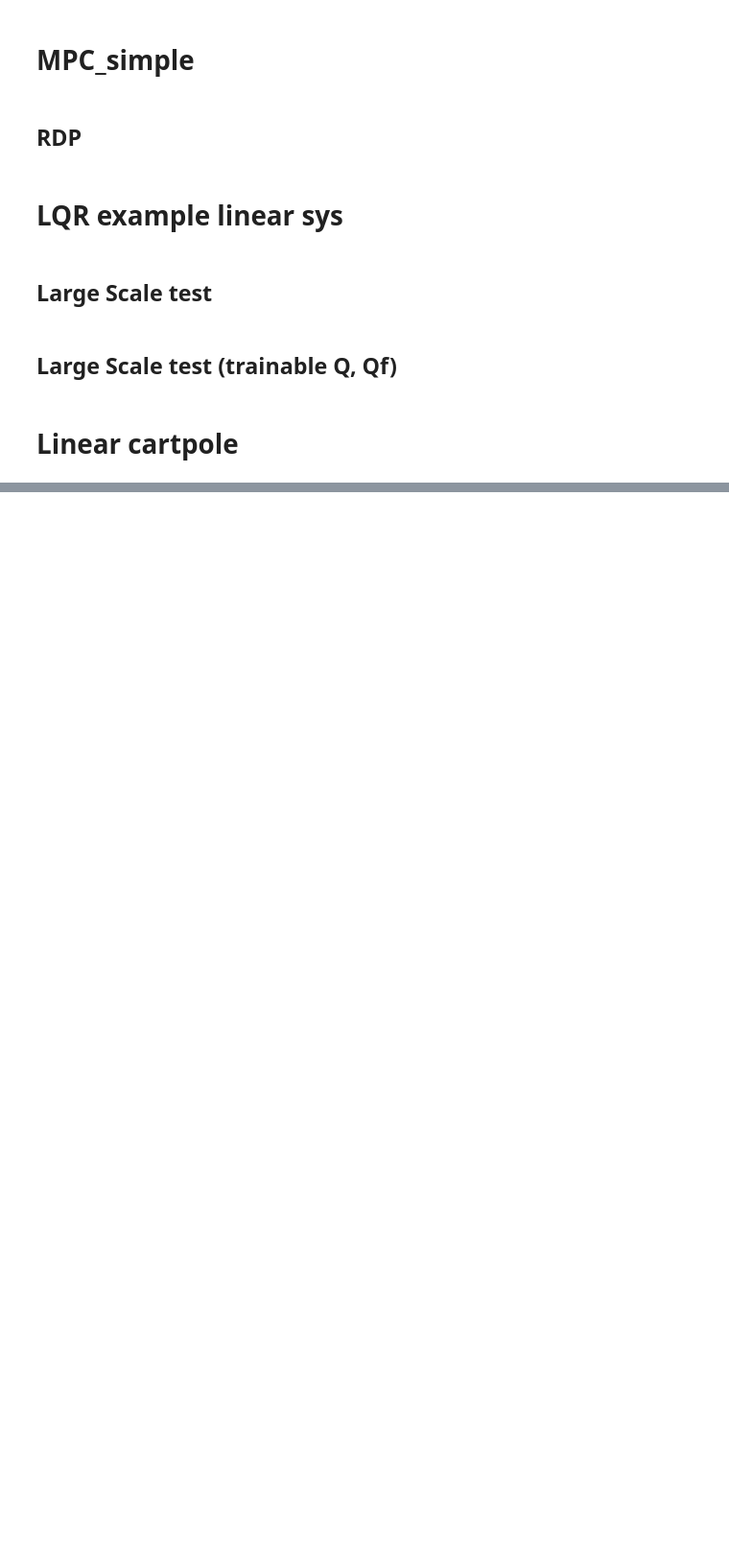
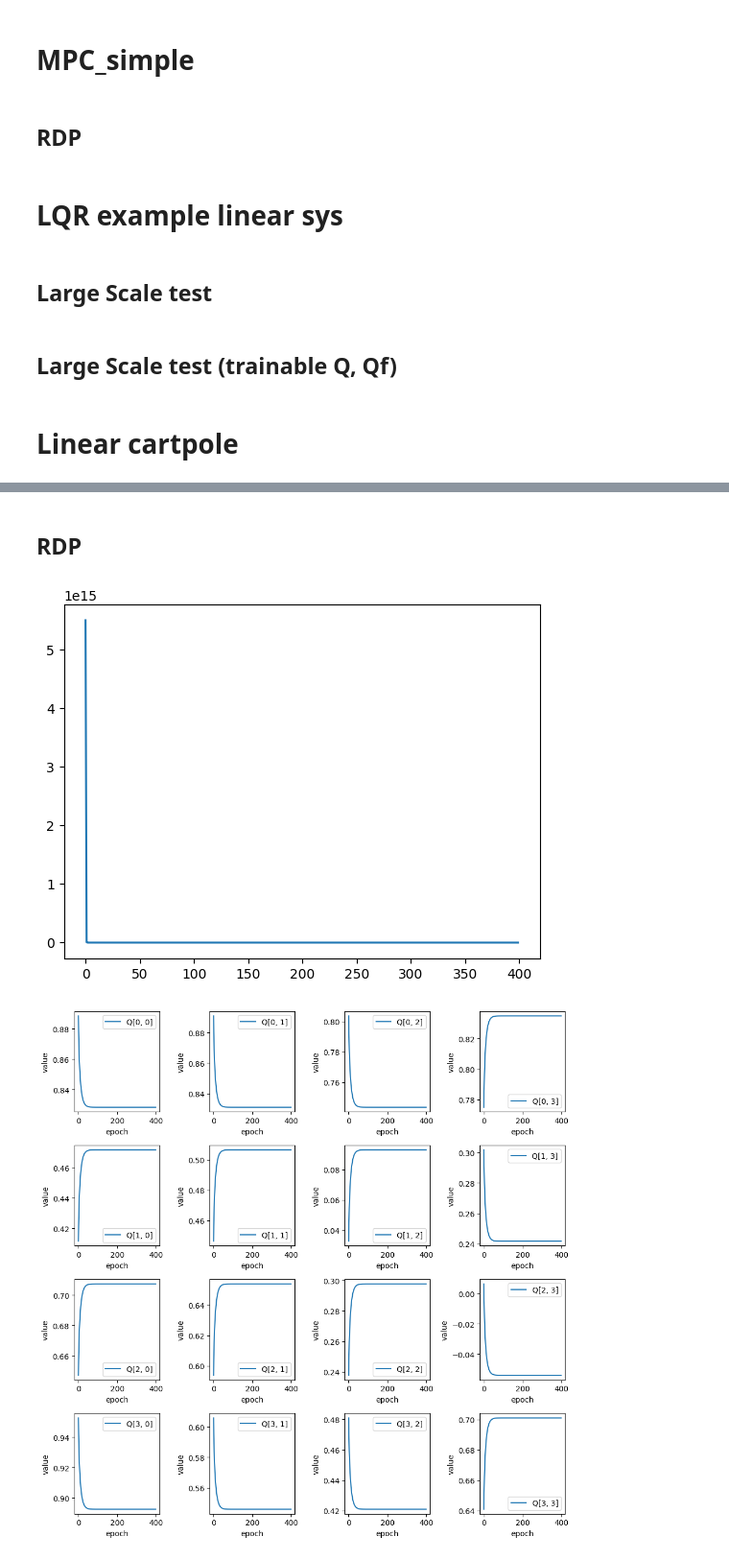
Before and after one commit to anby-dmr/RDP_asym_stability, a Jupyter notebook: direct_LQR_test.ipynb, the cells around one changed output, grey strips where cells are left out. Shown: that part at 96% size. Drawn from its saved outputs; the diff is of its cells as text; code cells hidden in the pictures; blank space fills up the shorter version.

```diff
--- a/direct_LQR_test.ipynb
+++ b/direct_LQR_test.ipynb
@@ -344,3 +398,5 @@ def mpc_cartpole(A, B, N, Q, R, Qf, MPC_T, T, x_init):
+# %% [markdown]
+## RDP
 # %%
 def cost_cartpole(x, u, is_terminal):
     if is_terminal:
@@ -367,6 +423,9 @@ def RDP_criteria_cartpole(VN_list, x_list, u_list, alpha, MPC_T, func, test=Fals
         if test:
             if log_path is not None:
                 with open(log_path, 'a') as f:
+                    # f.write(f'VN_list[i+1]: {VN_list[i+1].squeeze(1).squeeze(1)}\n')
+                    f.write(f'VN_list[i]: {VN_list[i].squeeze(1).squeeze(1)}\n')
+                    f.write(f'cost_cartpole(x_list[i], u_list[i], False): {cost_cartpole(x_list[i], u_list[i], False).squeeze(1).squeeze(1)}\n')
                     f.write(f'RDP{i}: {RDP.squeeze(1).squeeze(1)}\n')
         loss += func(RDP)
     return loss
@@ -399,6 +458,7 @@ Qf = nn.Parameter(Qf_mat)
 
 N = torch.tensor([[0.]])
 
+batch_size = 128
 MPC_T = 40
 T = 4
 nx = 4
@@ -406,22 +466,50 @@ nu = 1
 
 optimizer = Adam([Q, Qf], lr=0.01)
 
-n_epoch = 1000
+n_epoch = 400
 
-log_path = './testLinearCartPole/T=4.txt'
+log_path = './testLinearCartPole/T=4,bz=128,mpcT=40_bad_test.txt'
 os.makedirs(os.path.dirname(log_path), exist_ok=True)
 
 loss = 0
-loss_recent = 0
+loss_list = []
+Q_list = []
+Qf_list = []
 for epoch in tqdm(range(n_epoch)):
+    x_init = cartpole_initx(batch_size)
+
     with open(log_path, 'a') as f:
         f.write(f'epoch: {epoch}, Q: {Q}\n, Qf: {Qf}\n')
-    x_init = cartpole_initx(32)
 
-    x_list, u_list, VN_list = mpc_cartpole(A, B, N, Q, R, Qf, MPC_T, T, x_init)
+    x_list, u_list, VN_list = mpc_cartpole(A, B, N, Q.T @ Q, R, Qf.T @ Qf, MPC_T, T, x_init)
     optimizer.zero_grad()
     loss = RDP_criteria_cartpole(VN_list, x_list, u_list, 1, MPC_T, lambda x: torch.relu(x), test=True, log_path=log_path).mean()
+    loss_list.append(loss.item())
+    Q_list.append(Q.data.detach().cpu().numpy().copy())
+    Qf_list.append(Qf.data.detach().cpu().numpy().copy())
+
     with open(log_path, 'a') as f:
         f.write(f'loss: {loss}\n')
     loss.backward()
     optimizer.step()
+# %%
+# plot loss
+plt.plot(loss_list)
+
+def plot_Q_list(Q_list, label):
+    Q_list = np.array(Q_list)
+    fig, ax = plt.subplots(4, 4, figsize=(10, 10))
+    for i in range(4):
+        for j in range(4):
+            time_series = Q_list[:, i, j]
+            ax[i, j].plot(time_series, label=f'{label}[{i}, {j}]')
+            ax[i, j].legend()
+            ax[i, j].set_xlabel('epoch')
+            ax[i, j].set_ylabel('value')
+    plt.tight_layout()
+
+plot_Q_list(Q_list, 'Q')
+plot_Q_list(Qf_list, 'Qf')
+# %% [output]
+[figure, added]
+[figure, added]
```
Also changed, not shown: parts of 8 cells of this notebook, 1 other file.
